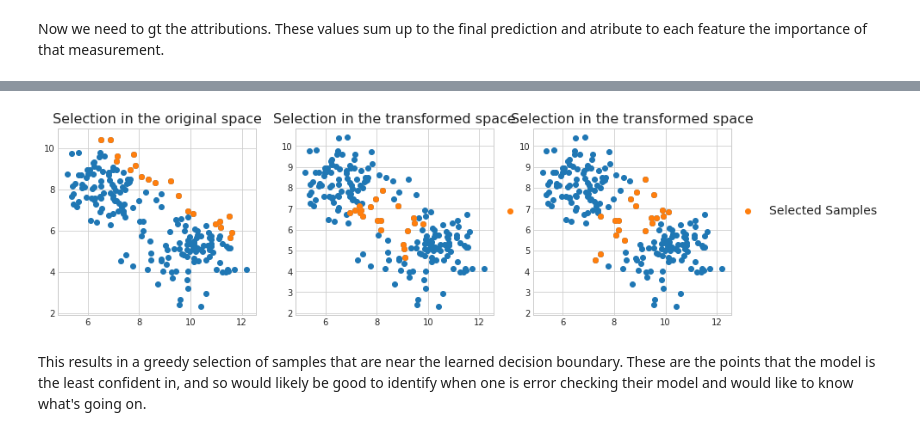
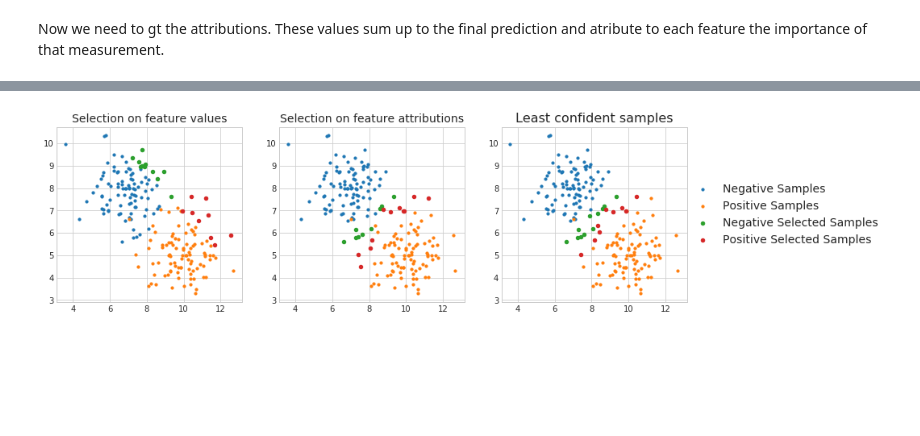
Before and after one commit to jmschrei/apricot, a Jupyter notebook: Model-Based Selection.ipynb, the cells around one changed output, grey strips where cells are left out. Cells and saved outputs as stored; diff of their text form; code cells hidden in the pictures; blank space fills up the shorter version.

```diff
--- a/Model-Based Selection.ipynb
+++ b/Model-Based Selection.ipynb
@@ -52,6 +52,6 @@ Well, our goal here was not to select on the feature naively, but rather to iden
 
 The first thing to do is to train our model. In our case let's train a logistic regression model.
 # %%
-model = LogisticRegressionCV().fit(X, y)
+model = LogisticRegression().fit(X, y)
 # %% [markdown]
 Now we need to gt the attributions. These values sum up to the final prediction and atribute to each feature the importance of that measurement.
@@ -114,36 +133,41 @@ This shows how one can do the transformation when importance is defined as those
 # %%
-X_shap = LinearExplainer(model, X, nsamples=1000).shap_values(X)
-X_shap = expit(numpy.abs(1. / X_shap))
+X_shap = LinearExplainer(model, X).shap_values(X)
+X_shap = (numpy.abs(X_shap).T * model.predict_proba(X).min(axis=1)).T
 
-
-Xi1 = FeatureBasedSelection(20).fit_transform(X)
+Xi1, yi1 = FeatureBasedSelection(20).fit_transform(X, y)
 
 selector = FeatureBasedSelection(20)
 selector.fit_transform(X_shap)
 Xi2 = X[selector.indices]
+yi2 = y[selector.indices]
 
 y_pred = model.predict_proba(X).min(axis=1)
-idx = numpy.argsort(y_pred)[::-1]
+idx = numpy.argsort(y_pred)[::-1][:20]
+Xi3 = X[idx]
+yi3 = y[idx]
 
 plt.figure(figsize=(14, 4))
 plt.subplot(131)
-plt.title("Selection in the original space", fontsize=16)
-plt.scatter(X[:,0], X[:,1])
-plt.scatter(Xi1[:,0], Xi1[:,1], label="Selected Samples")
+plt.title("Selection on feature values", fontsize=14)
+plt.scatter(X[y == 0, 0], X[y == 0, 1], s=10, label="Negative Samples")
+plt.scatter(X[y == 1, 0], X[y == 1, 1], s=10, label="Positive Samples")
+plt.scatter(Xi1[yi1 == 0, 0], Xi1[yi1 == 0, 1], s=20, label="Negative Selected Samples")
+plt.scatter(Xi1[yi1 == 1, 0], Xi1[yi1 == 1, 1], s=20, label="Positive Selected Samples")
 
 plt.subplot(132)
-plt.title("Selection in the transformed space", fontsize=16)
-plt.scatter(X[:,0], X[:,1])
-plt.scatter(Xi2[:,0], Xi2[:,1], label="Selected Samples")
-plt.legend(fontsize=14, loc=(1, 0.5))
+plt.title("Selection on feature attributions", fontsize=14)
+plt.scatter(X[y == 0, 0], X[y == 0, 1], s=10, label="Negative Samples")
+plt.scatter(X[y == 1, 0], X[y == 1, 1], s=10, label="Positive Samples")
+plt.scatter(Xi2[yi2 == 0, 0], Xi2[yi2 == 0, 1], s=20, label="Negative Selected Samples")
+plt.scatter(Xi2[yi2 == 1, 0], Xi2[yi2 == 1, 1], s=20, label="Positive Selected Samples")
 
 plt.subplot(133)
-plt.title("Selection in the transformed space", fontsize=16)
-plt.scatter(X[:,0], X[:,1])
-plt.scatter(X[idx[:20], 0], X[idx[:20], 1], label="Selected Samples")
-plt.legend(fontsize=14, loc=(1, 0.5))
+plt.title("Least confident samples", fontsize=16)
+plt.scatter(X[y == 0, 0], X[y == 0, 1], s=10, label="Negative Samples")
+plt.scatter(X[y == 1, 0], X[y == 1, 1], s=10, label="Positive Samples")
+plt.scatter(Xi3[yi3 == 0, 0], Xi3[yi3 == 0, 1], s=20, label="Negative Selected Samples")
+plt.scatter(Xi3[yi3 == 1, 0], Xi3[yi3 == 1, 1], s=20, label="Positive Selected Samples")
+plt.legend(fontsize=14, loc=(1, 0.3))
 plt.show()
 # %% [output]
-[figure, old version]
+[figure, new version]
-# %% [markdown]
-This results in a greedy selection of samples that are near the learned decision boundary. These are the points that the model is the least confident in, and so would likely be good to identify when one is error checking their model and would like to know what's going on.
```
Also changed, not shown: parts of 22 cells of this notebook, 2 other files.
